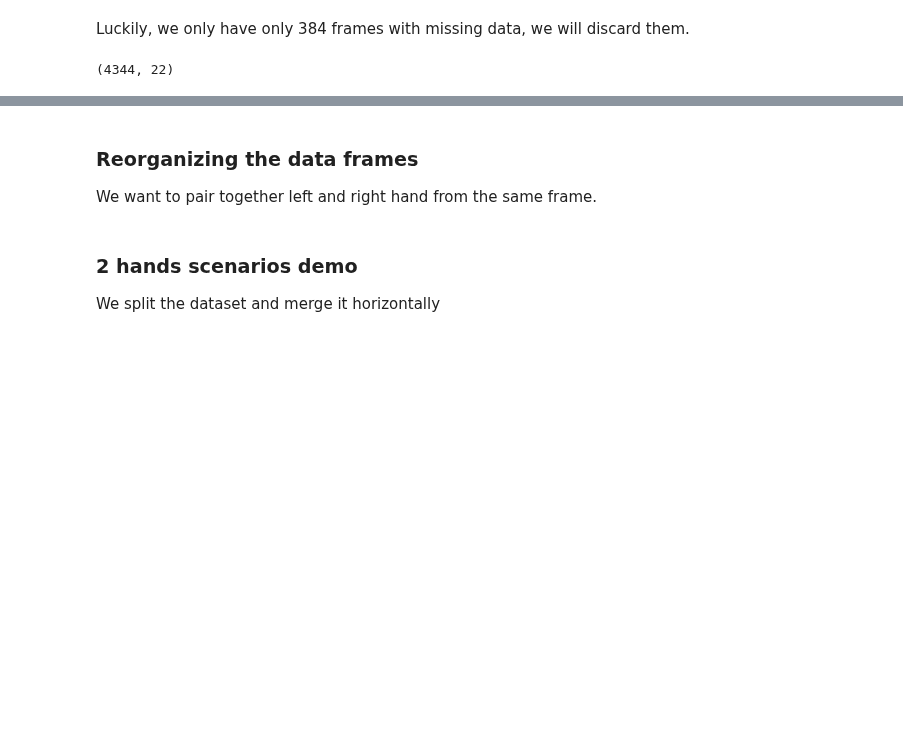
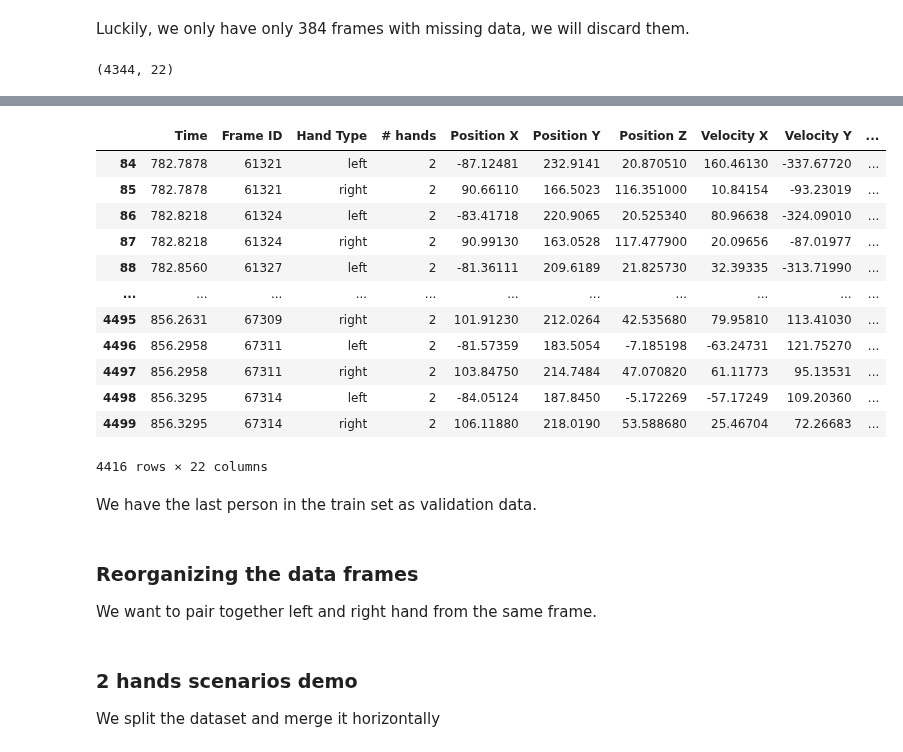
Before and after one commit to oridarshan/data-visualization-project, a Jupyter notebook: Hands Classification.ipynb, the cells around one changed output, grey strips where cells are left out. Cells and saved outputs as stored; diff of their text form; code cells hidden in the pictures; blank space fills up the shorter version.

Commit message:
hands validation split

```diff
--- a/Hands Classification.ipynb
+++ b/Hands Classification.ipynb
@@ -234,3 +239,28 @@ right_hand.shape
+# %%
+#split validation set
+f_Sync,f_Spon,f_Alone=Sync,Spon,Alone#save full datasets for final training
+Sync=f_Sync[:8]#train data
+Sync_val=f_Sync[8]#val data- DATAFRAME! NOT A LIST
+Spon, Spon_val=f_Spon[:8],f_Spon[8]
+Alone, Alone_val=f_Alone[:8],f_Alone[8]
+# %%
+Sync_val
+# %% [output]
+|  | Time | Frame ID | Hand Type | # hands | Position X | Position Y | Position Z | Velocity X | Velocity Y | ... |
+| 84 | 782.7878 | 61321 | left | 2 | -87.12481 | 232.9141 | 20.870510 | 160.46130 | -337.67720 | ... |
+| 85 | 782.7878 | 61321 | right | 2 | 90.66110 | 166.5023 | 116.351000 | 10.84154 | -93.23019 | ... |
+| 86 | 782.8218 | 61324 | left | 2 | -83.41718 | 220.9065 | 20.525340 | 80.96638 | -324.09010 | ... |
+| 87 | 782.8218 | 61324 | right | 2 | 90.99130 | 163.0528 | 117.477900 | 20.09656 | -87.01977 | ... |
+| 88 | 782.8560 | 61327 | left | 2 | -81.36111 | 209.6189 | 21.825730 | 32.39335 | -313.71990 | ... |
+| ... | ... | ... | ... | ... | ... | ... | ... | ... | ... | ... |
+| 4495 | 856.2631 | 67309 | right | 2 | 101.91230 | 212.0264 | 42.535680 | 79.95810 | 113.41030 | ... |
+| 4496 | 856.2958 | 67311 | left | 2 | -81.57359 | 183.5054 | -7.185198 | -63.24731 | 121.75270 | ... |
+| 4497 | 856.2958 | 67311 | right | 2 | 103.84750 | 214.7484 | 47.070820 | 61.11773 | 95.13531 | ... |
+| 4498 | 856.3295 | 67314 | left | 2 | -84.05124 | 187.8450 | -5.172269 | -57.17249 | 109.20360 | ... |
+| 4499 | 856.3295 | 67314 | right | 2 | 106.11880 | 218.0190 | 53.588680 | 25.46704 | 72.26683 | ... |
+4416 rows × 22 columns
+# %% [markdown]
+We have the last person in the train set as validation data.
 # %% [markdown]
 ### Reorganizing the data frames
 We want to pair together left and right hand from the same frame.
```
Also changed, not shown: parts of 6 cells of this notebook.
